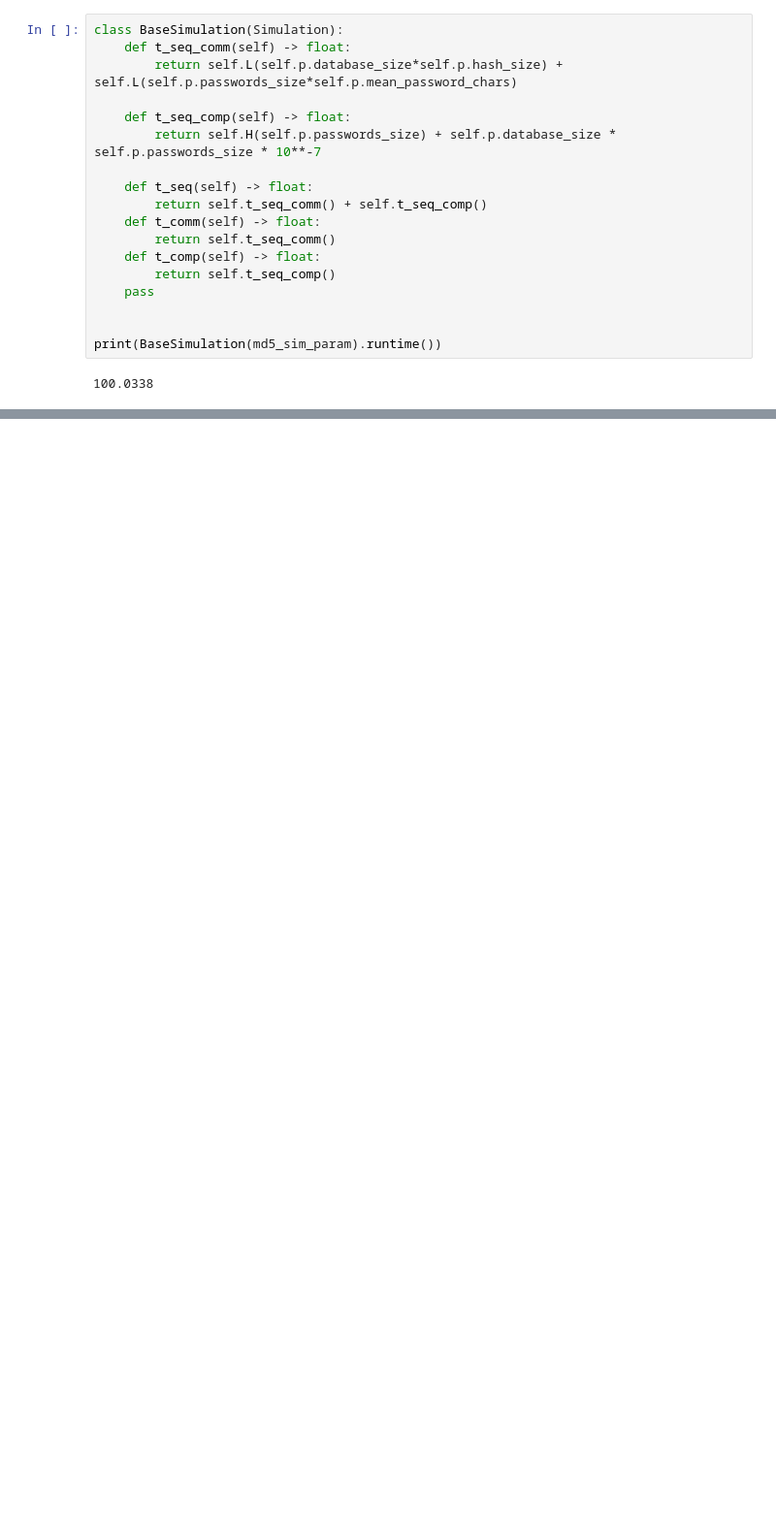
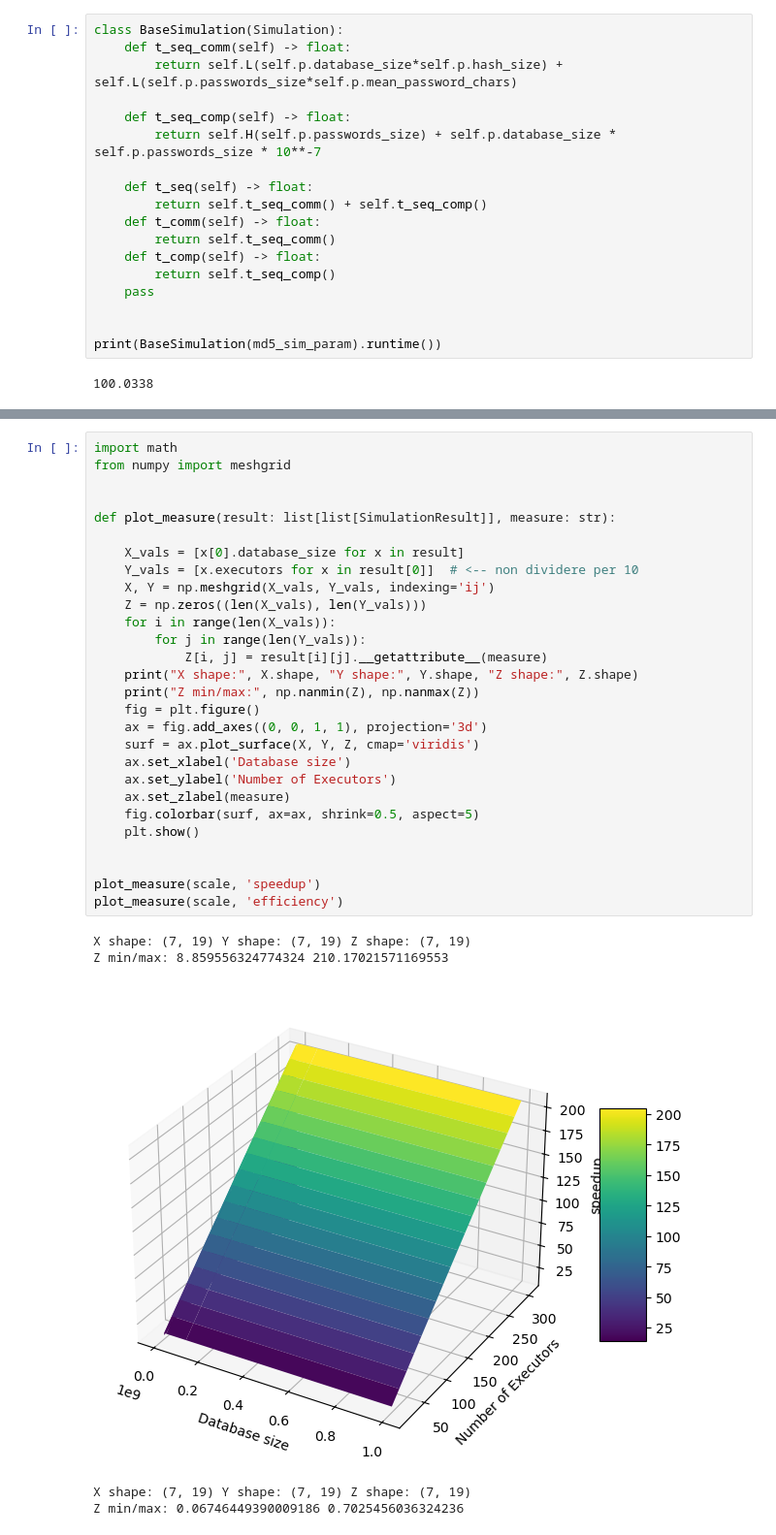
Before and after one commit to PrimeMinisterOfGreed/DistributedCrack, a Jupyter notebook: doc/proposal/simulations.ipynb, the cells around one changed output, grey strips where cells are left out. Shown at 97% size. Drawn from its saved outputs; the diff is of its cells as text; blank space fills up the shorter version.

Commit message:
add 3d surface

```diff
--- a/doc/proposal/simulations.ipynb
+++ b/doc/proposal/simulations.ipynb
@@ -181,0 +184,34 @@ plot_efficiency(scale,1000)  # Plot for the second instance of scale
+# %%
+import math
+from numpy import meshgrid
+
+
+def plot_measure(result: list[list[SimulationResult]], measure: str):
+
+    X_vals = [x[0].database_size for x in result]
+    Y_vals = [x.executors for x in result[0]]  # <-- non dividere per 10
+    X, Y = np.meshgrid(X_vals, Y_vals, indexing='ij')
+    Z = np.zeros((len(X_vals), len(Y_vals)))
+    for i in range(len(X_vals)):
+        for j in range(len(Y_vals)):
+            Z[i, j] = result[i][j].__getattribute__(measure)
+    print("X shape:", X.shape, "Y shape:", Y.shape, "Z shape:", Z.shape)
+    print("Z min/max:", np.nanmin(Z), np.nanmax(Z))
+    fig = plt.figure()
+    ax = fig.add_axes((0, 0, 1, 1), projection='3d')
+    surf = ax.plot_surface(X, Y, Z, cmap='viridis')
+    ax.set_xlabel('Database size')
+    ax.set_ylabel('Number of Executors')
+    ax.set_zlabel(measure)
+    fig.colorbar(surf, ax=ax, shrink=0.5, aspect=5)
+    plt.show()
+
+
+plot_measure(scale, 'speedup')
+plot_measure(scale, 'efficiency')
+# %% [output]
+X shape: (7, 19) Y shape: (7, 19) Z shape: (7, 19)
+Z min/max: 8.859556324774324 210.17021571169553
+[figure, added]
+X shape: (7, 19) Y shape: (7, 19) Z shape: (7, 19)
+Z min/max: 0.06746449390009186 0.7025456036324236
```
Also changed, not shown: parts of 6 cells of this notebook.
